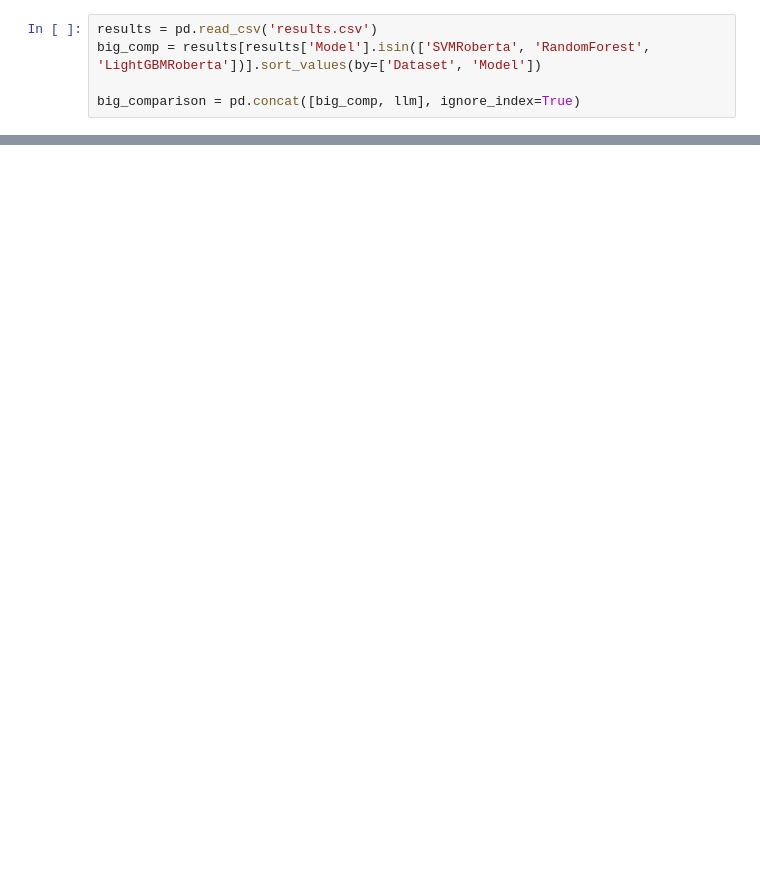
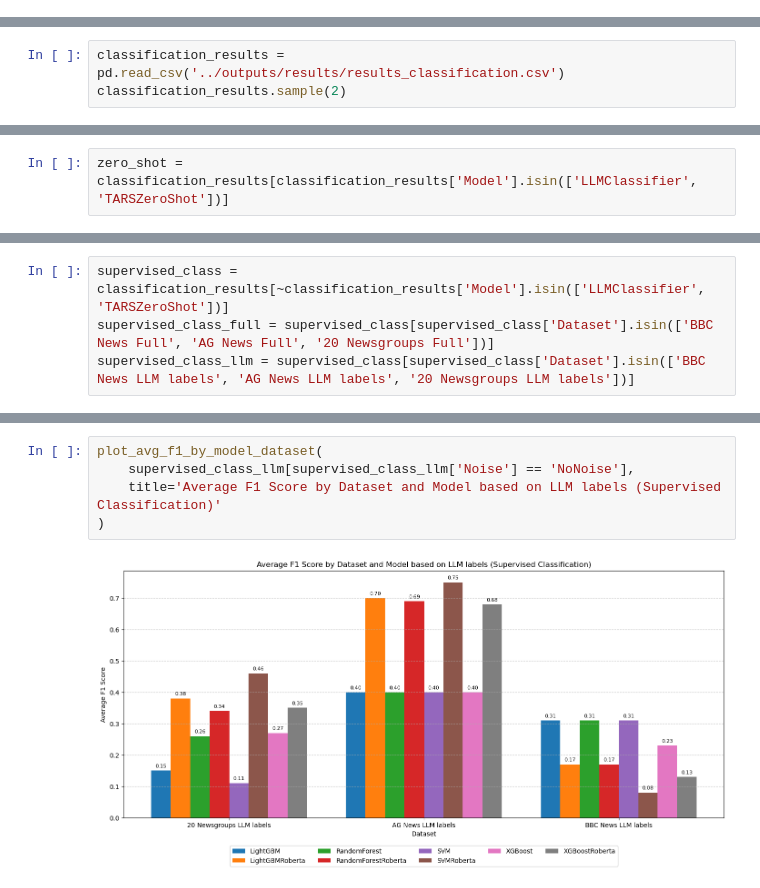
Before and after one commit to salveendutt/Textual_Clustering, a Jupyter notebook: src/eda.ipynb, the cells around one changed output, grey strips where cells are left out. Cells and saved outputs as stored; diff of their text form; blank space fills up the shorter version.

```diff
--- a/src/eda.ipynb
+++ b/src/eda.ipynb
@@ -137,5 +0,0 @@ llm
-# %%
-results = pd.read_csv('results.csv')
-big_comp = results[results['Model'].isin(['SVMRoberta', 'RandomForest', 'LightGBMRoberta'])].sort_values(by=['Dataset', 'Model'])
-
-big_comparison = pd.concat([big_comp, llm], ignore_index=True)
@@ -219,0 +7,3 @@ bbc_data
+# %%
+classification_results = pd.read_csv('../outputs/results/results_classification.csv')
+classification_results.sample(2)
@@ -219,0 +16,2 @@ bbc_data
+# %%
+zero_shot = classification_results[classification_results['Model'].isin(['LLMClassifier', 'TARSZeroShot'])]
@@ -219,0 +159,4 @@ bbc_data
+# %%
+supervised_class = classification_results[~classification_results['Model'].isin(['LLMClassifier', 'TARSZeroShot'])]
+supervised_class_full = supervised_class[supervised_class['Dataset'].isin(['BBC News Full', 'AG News Full', '20 Newsgroups Full'])]
+supervised_class_llm = supervised_class[supervised_class['Dataset'].isin(['BBC News LLM labels', 'AG News LLM labels', '20 Newsgroups LLM labels'])]
@@ -219,0 +238,7 @@ bbc_data
+# %%
+plot_avg_f1_by_model_dataset(
+    supervised_class_llm[supervised_class_llm['Noise'] == 'NoNoise'],
+    title='Average F1 Score by Dataset and Model based on LLM labels (Supervised Classification)'
+)
+# %% [output]
+[figure, added]
```
Also changed, not shown: parts of 39 cells of this notebook, 2 other files.
